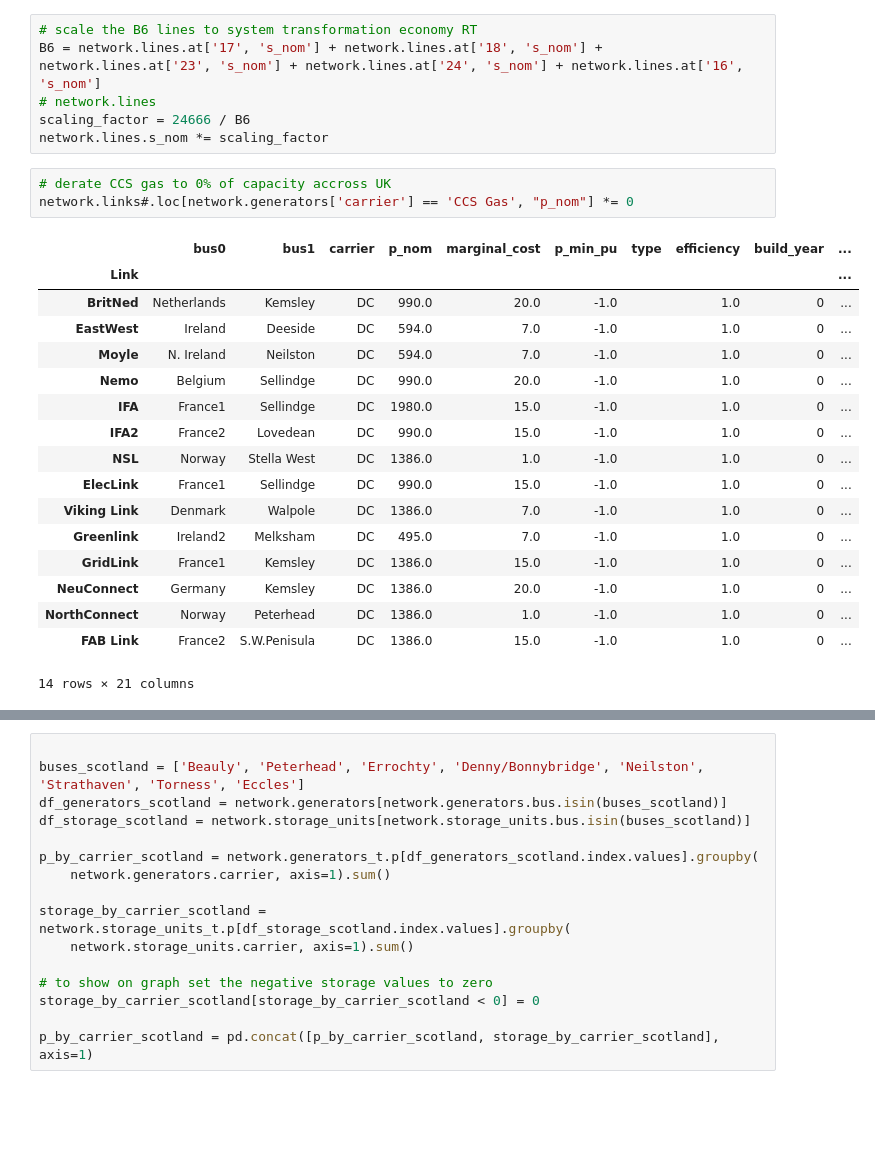
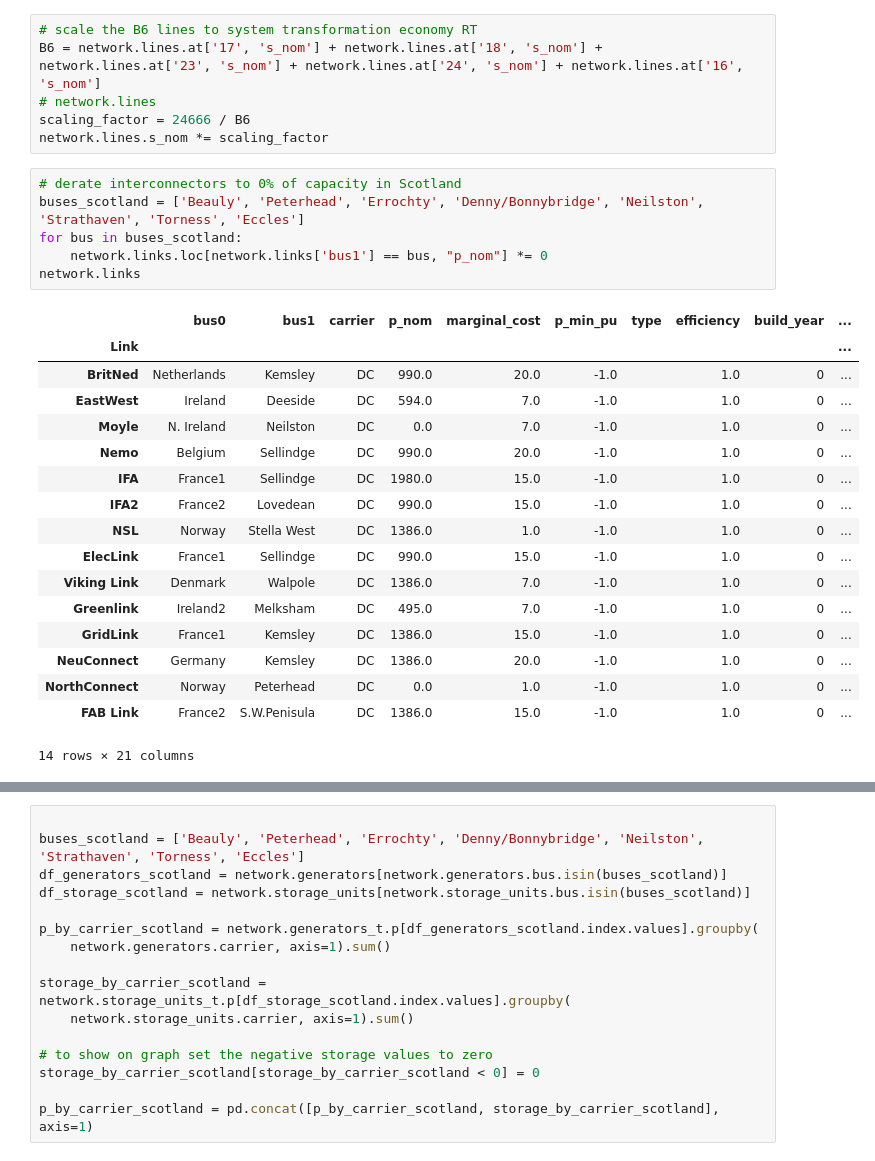
Before and after one commit to andrewlyden/PyPSA-GB, a Jupyter notebook: notebooks/Scotland_ST_LOPF_Interconnector.ipynb, the cells around one changed output, grey strips where cells are left out. Saved outputs shown, nothing was run; the diff lists cells and outputs as text; blank space fills up the shorter version.

```diff
--- a/notebooks/Scotland_ST_LOPF_Interconnector.ipynb
+++ b/notebooks/Scotland_ST_LOPF_Interconnector.ipynb
@@ -55,27 +55,30 @@ B6 = network.lines.at['17', 's_nom'] + network.lines.at['18', 's_nom'] + network
 # network.lines
 scaling_factor = 24666 / B6
 network.lines.s_nom *= scaling_factor
-# %%
-# derate CCS gas to 0% of capacity accross UK
-network.links#.loc[network.generators['carrier'] == 'CCS Gas', "p_nom"] *= 0
-# %% [output]
-|  | bus0 | bus1 | carrier | p_nom | marginal_cost | p_min_pu | type | efficiency | build_year | ... |
-| Link |  |  |  |  |  |  |  |  |  | ... |
-| BritNed | Netherlands | Kemsley | DC | 990.0 | 20.0 | -1.0 |  | 1.0 | 0 | ... |
-| EastWest | Ireland | Deeside | DC | 594.0 | 7.0 | -1.0 |  | 1.0 | 0 | ... |
-| Moyle | N. Ireland | Neilston | DC | 594.0 | 7.0 | -1.0 |  | 1.0 | 0 | ... |
-| Nemo | Belgium | Sellindge | DC | 990.0 | 20.0 | -1.0 |  | 1.0 | 0 | ... |
-| IFA | France1 | Sellindge | DC | 1980.0 | 15.0 | -1.0 |  | 1.0 | 0 | ... |
-| IFA2 | France2 | Lovedean | DC | 990.0 | 15.0 | -1.0 |  | 1.0 | 0 | ... |
-| NSL | Norway | Stella West | DC | 1386.0 | 1.0 | -1.0 |  | 1.0 | 0 | ... |
-| ElecLink | France1 | Sellindge | DC | 990.0 | 15.0 | -1.0 |  | 1.0 | 0 | ... |
-| Viking Link | Denmark | Walpole | DC | 1386.0 | 7.0 | -1.0 |  | 1.0 | 0 | ... |
-| Greenlink | Ireland2 | Melksham | DC | 495.0 | 7.0 | -1.0 |  | 1.0 | 0 | ... |
-| GridLink | France1 | Kemsley | DC | 1386.0 | 15.0 | -1.0 |  | 1.0 | 0 | ... |
-| NeuConnect | Germany | Kemsley | DC | 1386.0 | 20.0 | -1.0 |  | 1.0 | 0 | ... |
-| NorthConnect | Norway | Peterhead | DC | 1386.0 | 1.0 | -1.0 |  | 1.0 | 0 | ... |
-| FAB Link | France2 | S.W.Penisula | DC | 1386.0 | 15.0 | -1.0 |  | 1.0 | 0 | ... |
-14 rows × 21 columns
+# %%
+# derate interconnectors to 0% of capacity in Scotland
+buses_scotland = ['Beauly', 'Peterhead', 'Errochty', 'Denny/Bonnybridge', 'Neilston', 'Strathaven', 'Torness', 'Eccles']
+for bus in buses_scotland:
+    network.links.loc[network.links['bus1'] == bus, "p_nom"] *= 0
+network.links
+# %% [output]
+|  | bus0 | bus1 | carrier | p_nom | marginal_cost | p_min_pu | type | efficiency | build_year | ... |
+| Link |  |  |  |  |  |  |  |  |  | ... |
+| BritNed | Netherlands | Kemsley | DC | 990.0 | 20.0 | -1.0 |  | 1.0 | 0 | ... |
+| EastWest | Ireland | Deeside | DC | 594.0 | 7.0 | -1.0 |  | 1.0 | 0 | ... |
+| Moyle | N. Ireland | Neilston | DC | 0.0 | 7.0 | -1.0 |  | 1.0 | 0 | ... |
+| Nemo | Belgium | Sellindge | DC | 990.0 | 20.0 | -1.0 |  | 1.0 | 0 | ... |
+| IFA | France1 | Sellindge | DC | 1980.0 | 15.0 | -1.0 |  | 1.0 | 0 | ... |
+| IFA2 | France2 | Lovedean | DC | 990.0 | 15.0 | -1.0 |  | 1.0 | 0 | ... |
+| NSL | Norway | Stella West | DC | 1386.0 | 1.0 | -1.0 |  | 1.0 | 0 | ... |
+| ElecLink | France1 | Sellindge | DC | 990.0 | 15.0 | -1.0 |  | 1.0 | 0 | ... |
+| Viking Link | Denmark | Walpole | DC | 1386.0 | 7.0 | -1.0 |  | 1.0 | 0 | ... |
+| Greenlink | Ireland2 | Melksham | DC | 495.0 | 7.0 | -1.0 |  | 1.0 | 0 | ... |
+| GridLink | France1 | Kemsley | DC | 1386.0 | 15.0 | -1.0 |  | 1.0 | 0 | ... |
+| NeuConnect | Germany | Kemsley | DC | 1386.0 | 20.0 | -1.0 |  | 1.0 | 0 | ... |
+| NorthConnect | Norway | Peterhead | DC | 0.0 | 1.0 | -1.0 |  | 1.0 | 0 | ... |
+| FAB Link | France2 | S.W.Penisula | DC | 1386.0 | 15.0 | -1.0 |  | 1.0 | 0 | ... |
+14 rows × 21 columns
 # %%
 network.lopf(network.snapshots, solver_name="gurobi", pyomo=False)
 # %% [output]
```
Also changed, not shown: parts of 5 cells of this notebook, 23 other files.
